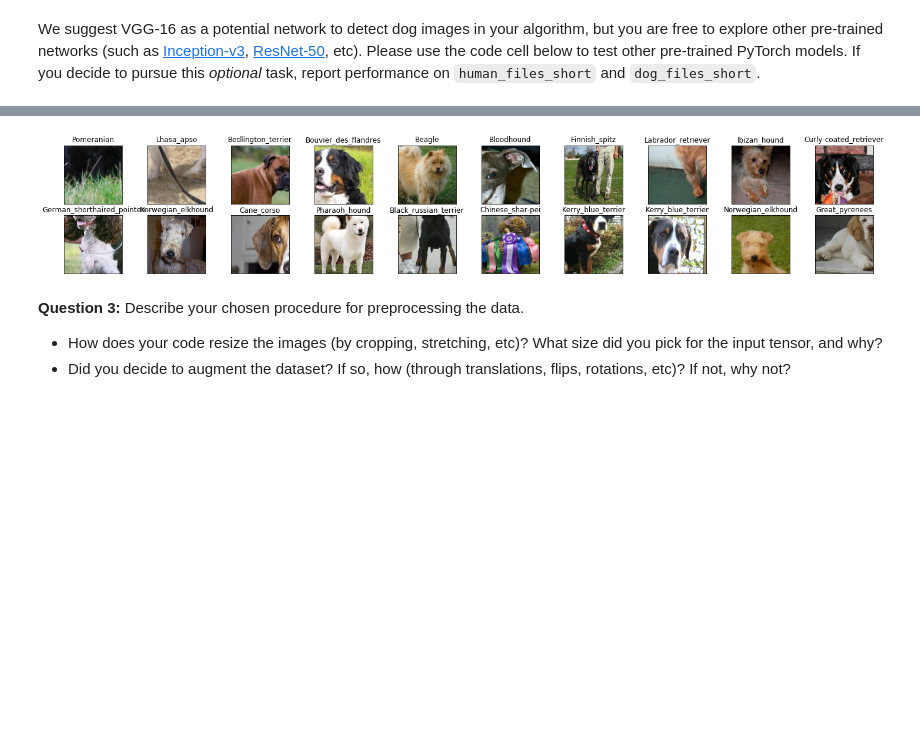
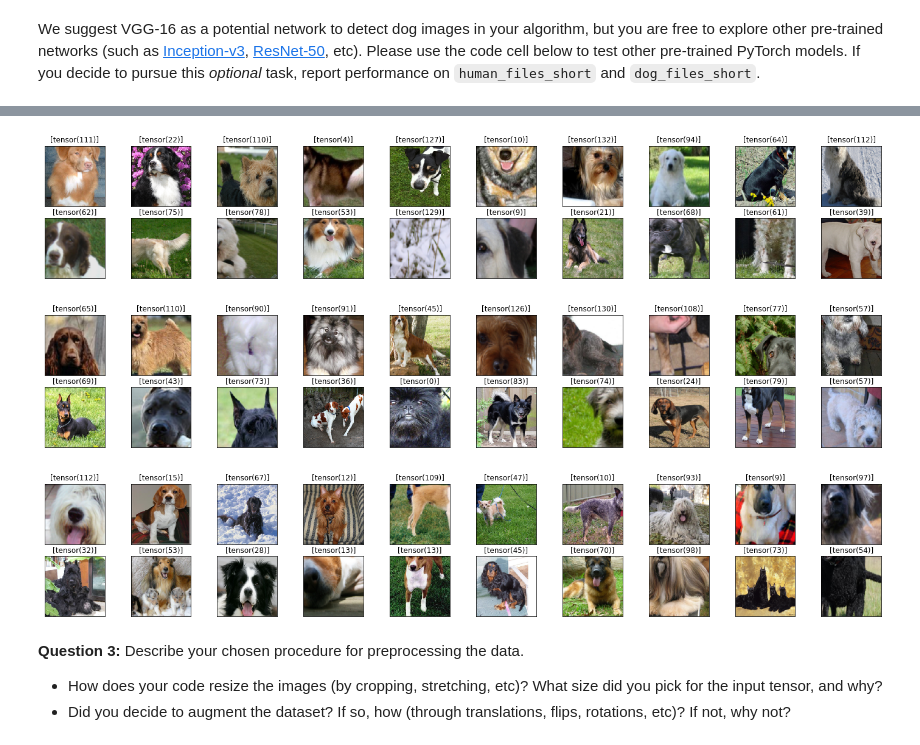
Before and after one commit to mangozy/deeplearning, a Jupyter notebook: dog_app.ipynb, the cells around one changed output, grey strips where cells are left out. Drawn from its saved outputs; the diff is of its cells as text; code cells hidden in the pictures; blank space fills up the shorter version.

```diff
--- a/dog_app.ipynb
+++ b/dog_app.ipynb
@@ -403,18 +430,25 @@ for i in range(dog_files.shape[0]):
 dog_classes = list(set(dog_classes))
 # %%
 # obtain one batch of training images
-dataiter = iter(train_loader)
-images, labels = dataiter.next()
-images = images.numpy() # convert images to numpy for display
+data_loaders = ['train_loader','validation_loader','test_loader']
 
-# plot the images in the batch, along with the corresponding labels
-fig = plt.figure(figsize=(25, 4))
-for idx in np.arange(20):
-    ax = fig.add_subplot(2, 20/2, idx+1, xticks=[], yticks=[])
-    plt.imshow(np.transpose(images[idx], (1, 2, 0)))
-    ax.set_title(dog_classes[labels[idx]])
+for item in data_loaders:
+    dataiter = "dataiter = iter(" + item + ")"
+    exec(dataiter)
+    images, labels = dataiter.next()
+    images = images.numpy() # convert images to numpy for display
+
+    # plot the images in the batch, along with the corresponding labels
+    fig = plt.figure(figsize=(25, 4))
+    for idx in np.arange(20):
+        ax = fig.add_subplot(2, 20/2, idx+1, xticks=[], yticks=[])
+        plt.imshow(np.transpose(images[idx], (1, 2, 0)))
+        l = [labels[idx]]
+        ax.set_title(l)
 # %% [output]
-[figure, old version]
+[figure, new version]
+[figure, added]
+[figure, added]
 # %% [markdown]
 **Question 3:** Describe your chosen procedure for preprocessing the data.
 - How does your code resize the images (by cropping, stretching, etc)?  What size did you pick for the input tensor, and why?
```
Also changed, not shown: parts of 18 cells of this notebook.
